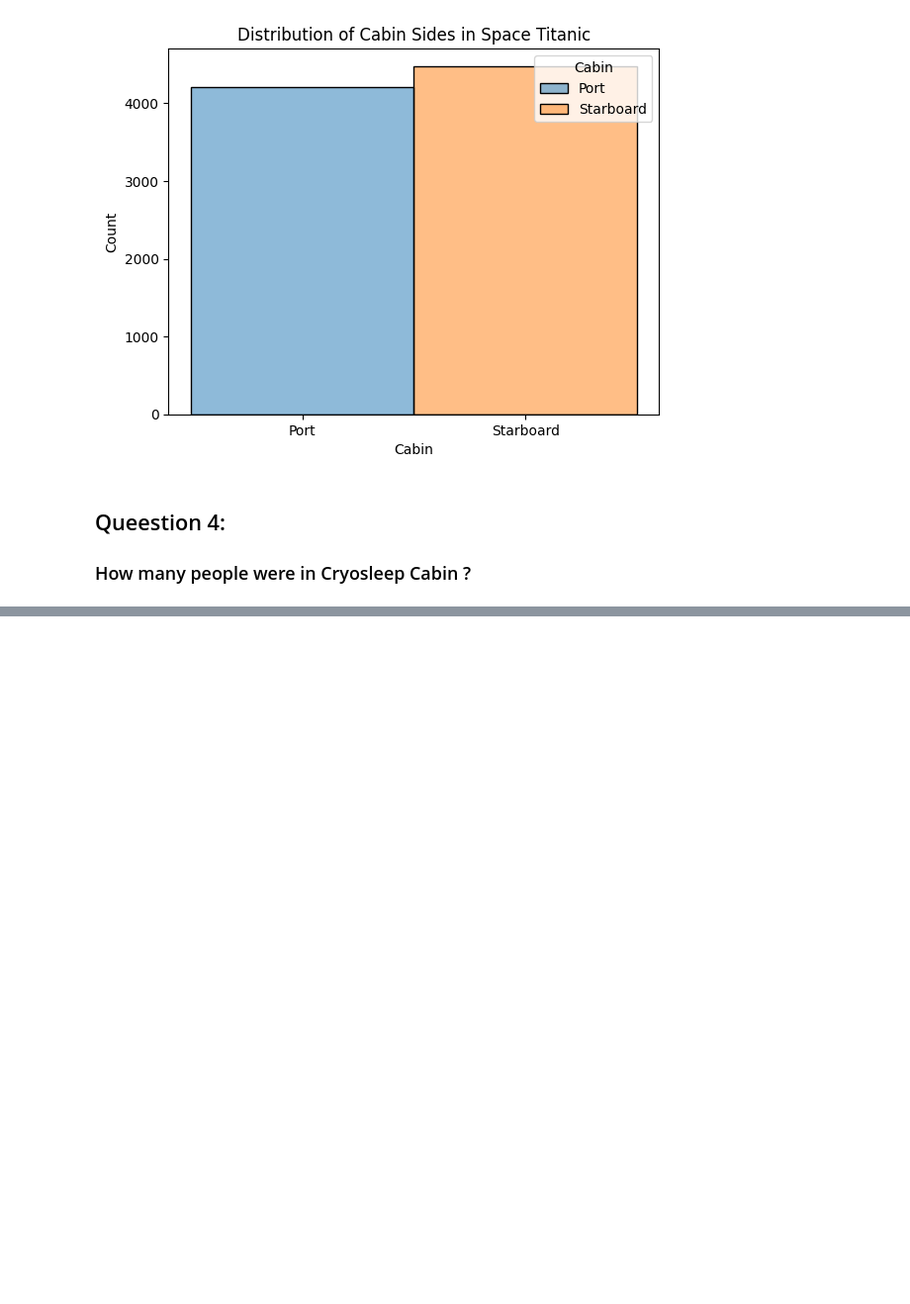
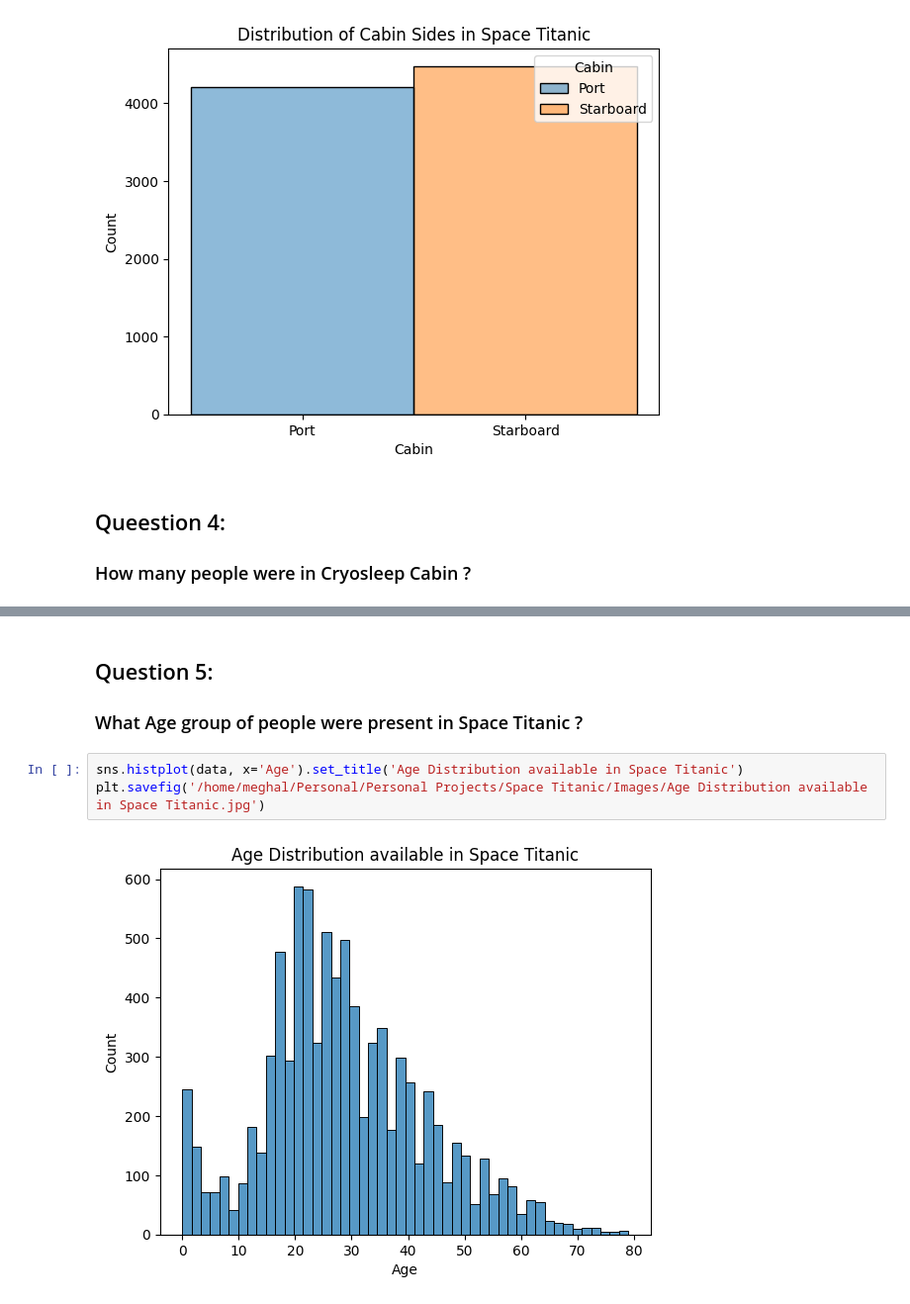
Before and after one commit to meghalagarwal/Space_Titanic_Transport_Prediction, a Jupyter notebook: Clean_Data_EDA.ipynb, the cells around one changed output, grey strips where cells are left out. Shown: that part at 99% size. Drawn from its saved outputs; the diff is of its cells as text; blank space fills up the shorter version.

```diff
--- a/Clean_Data_EDA.ipynb
+++ b/Clean_Data_EDA.ipynb
@@ -95,0 +101,9 @@ plt.savefig('/home/meghal/Personal/Personal Projects/Space Titanic/Images/Distri
+# %% [markdown]
+## Question 5:
+
+### What Age group of people were present in Space Titanic ?
+# %%
+sns.histplot(data, x='Age').set_title('Age Distribution available in Space Titanic')
+plt.savefig('/home/meghal/Personal/Personal Projects/Space Titanic/Images/Age Distribution available in Space Titanic.jpg')
+# %% [output]
+[figure, added]
```
Also changed, not shown: parts of 3 cells of this notebook, 3 other files.
